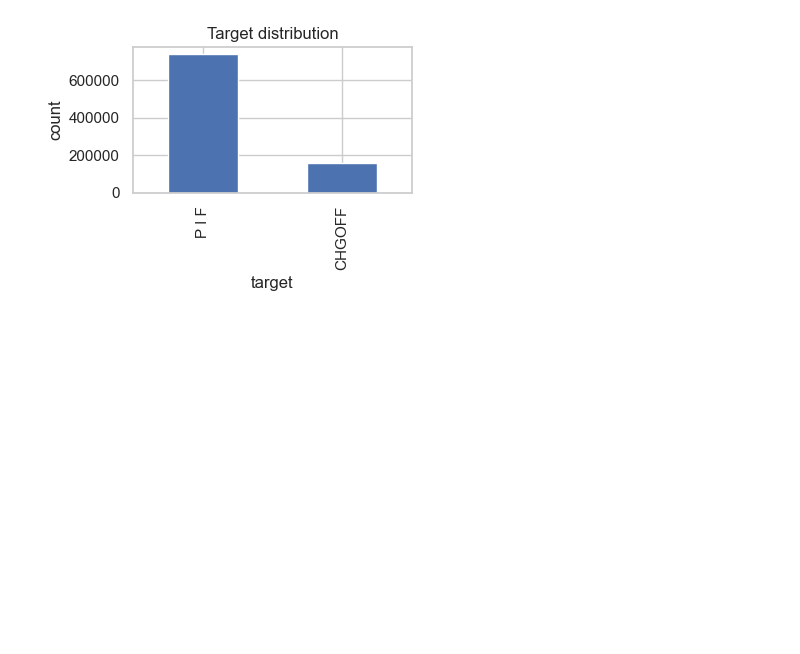
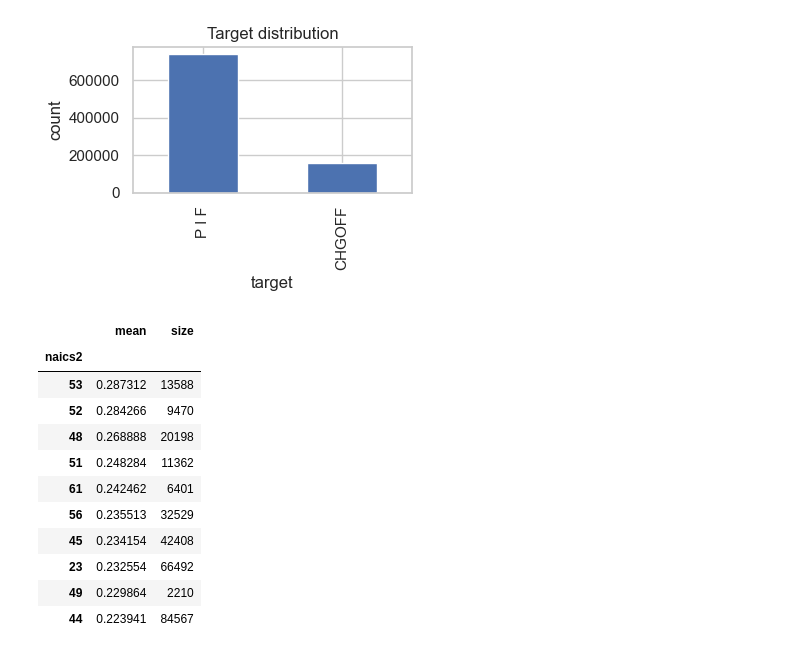
Before and after one commit to ksj41165-ops/sba2, a Jupyter notebook: notebooks/01_sba_eda.ipynb, the cells around one changed output. Saved outputs shown, nothing was run; the diff lists cells and outputs as text; code cells hidden in the pictures; blank space fills up the shorter version.

```diff
--- a/notebooks/01_sba_eda.ipynb
+++ b/notebooks/01_sba_eda.ipynb
@@ -126,3 +126,22 @@ Name: count, dtype: int64
 부실률(CHGOFF=1): 0.1756
 타깃 결측(분석 제외 대상): 1997
 [figure]
+# %%
+d = df.dropna(subset=["target"]).copy()
+d["naics2"] = df["NAICS"].str[:2]
+by_naics = d.groupby("naics2")["target"].agg(["mean", "size"]).sort_values("mean", ascending=False)
+by_naics = by_naics[by_naics["size"] >= 500]
+display(by_naics.head(10))
+# %% [output]
+|  | mean | size |
+| naics2 |  |  |
+| 53 | 0.287312 | 13588 |
+| 52 | 0.284266 | 9470 |
+| 48 | 0.268888 | 20198 |
+| 51 | 0.248284 | 11362 |
+| 61 | 0.242462 | 6401 |
+| 56 | 0.235513 | 32529 |
+| 45 | 0.234154 | 42408 |
+| 23 | 0.232554 | 66492 |
+| 49 | 0.229864 | 2210 |
+| 44 | 0.223941 | 84567 |
```
Also changed, not shown: parts of 2 cells of this notebook.
